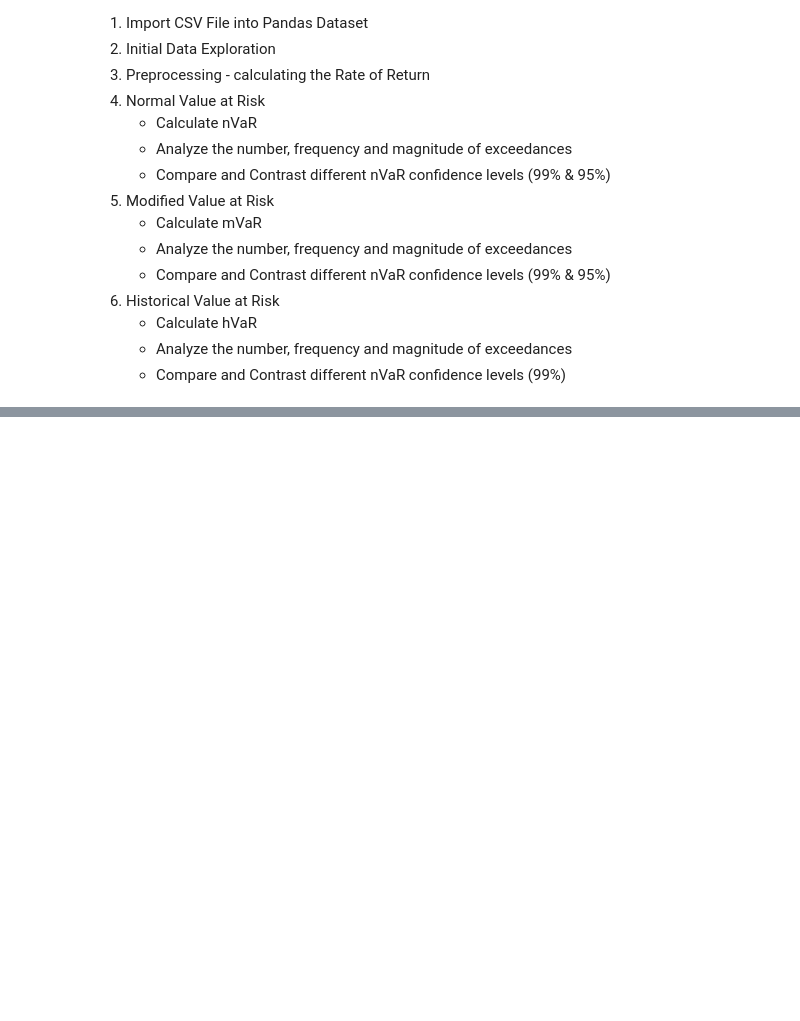
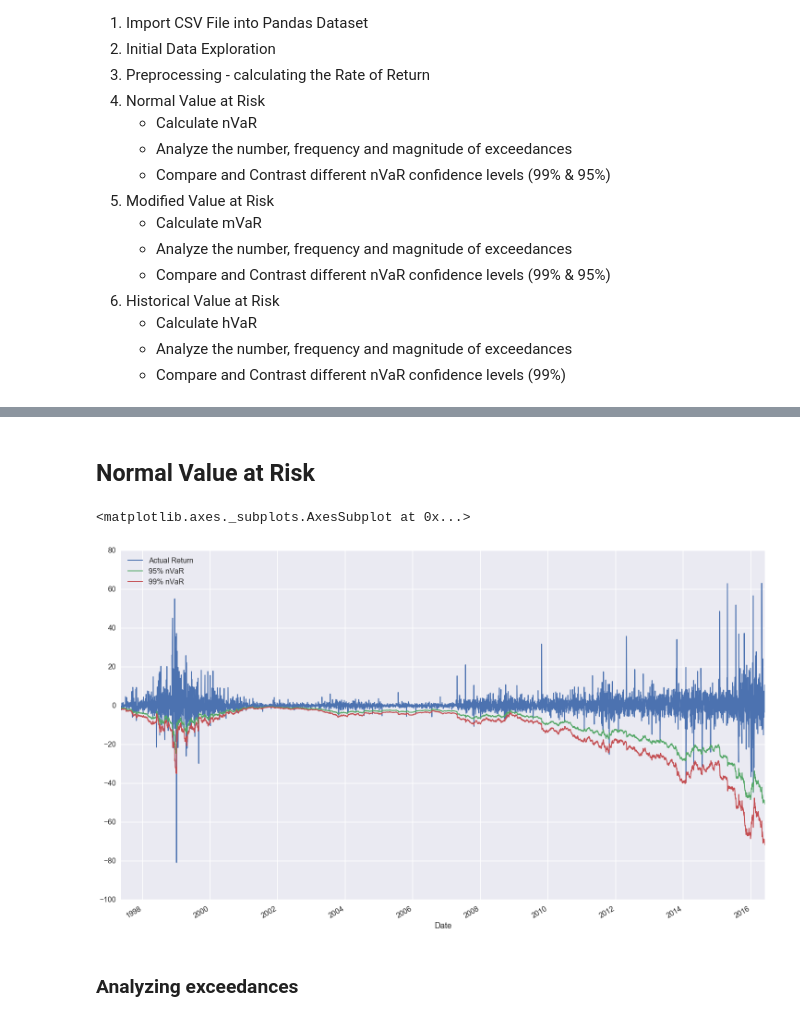
Before and after one commit to thecarlmartin/value-at-risk-exploration, a Jupyter notebook: Value at Risk Exploration.ipynb, the cells around one changed output, grey strips where cells are left out. Saved outputs shown, nothing was run; the diff lists cells and outputs as text; code cells hidden in the pictures; blank space fills up the shorter version.

Commit message:
Normal Value at Risk
Implemented Data Loading, nVaR and simple evaluation metics.

```diff
--- a/Value at Risk Exploration.ipynb
+++ b/Value at Risk Exploration.ipynb
@@ -34,0 +35,13 @@ I'll begin my exploration with the analysis of the Amazon (AMZN) stock. I downlo
+# %%
+# Import libraries
+import numpy as np
+import pandas as pd
+import matplotlib.pyplot as plt
+import matplotlib as mpl
+import scipy.stats as st
+mpl.rcParams['lines.linewidth'] = 1
+# %%
+# Read student data
+amzn_data = pd.read_csv("data/amzn.csv", index_col=0, parse_dates=[0])
+amzn_data.sort_index(inplace=True)
+print "Read the Amazon Dataset and converted Dates successfully"
@@ -34,0 +72,2 @@ I'll begin my exploration with the analysis of the Amazon (AMZN) stock. I downlo
+# %% [markdown]
+## Normal Value at Risk
@@ -34,0 +99,7 @@ I'll begin my exploration with the analysis of the Amazon (AMZN) stock. I downlo
+# %%
+amzn_data[['Actual Return', '95% nVaR', '99% nVaR']].plot(figsize=(25, 15))
+# %% [output]
+<matplotlib.axes._subplots.AxesSubplot at 0x...>
+[figure, added]
+# %% [markdown]
+### Analyzing exceedances
```
Also changed, not shown: parts of 11 cells of this notebook, 1 other file.
